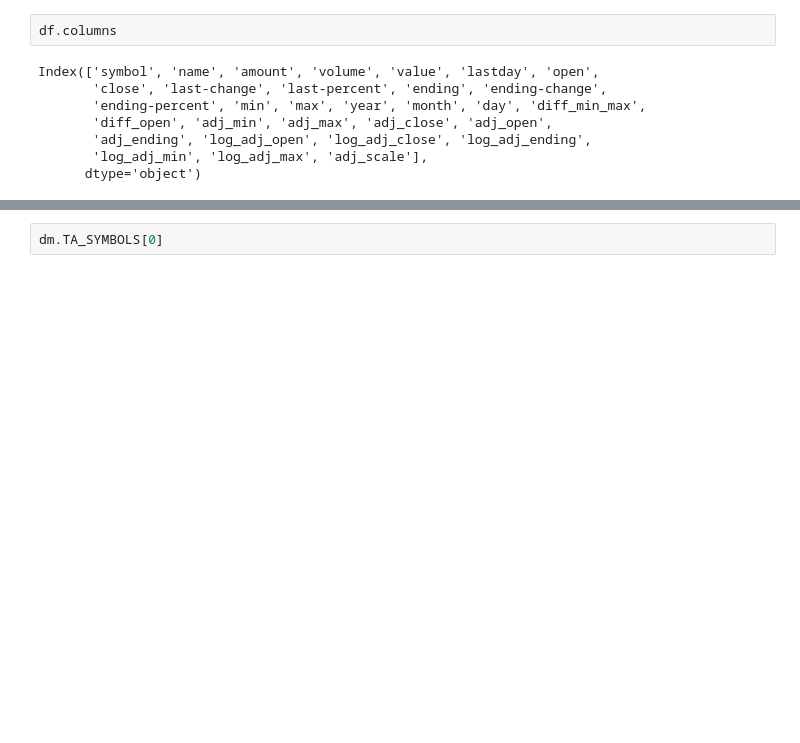
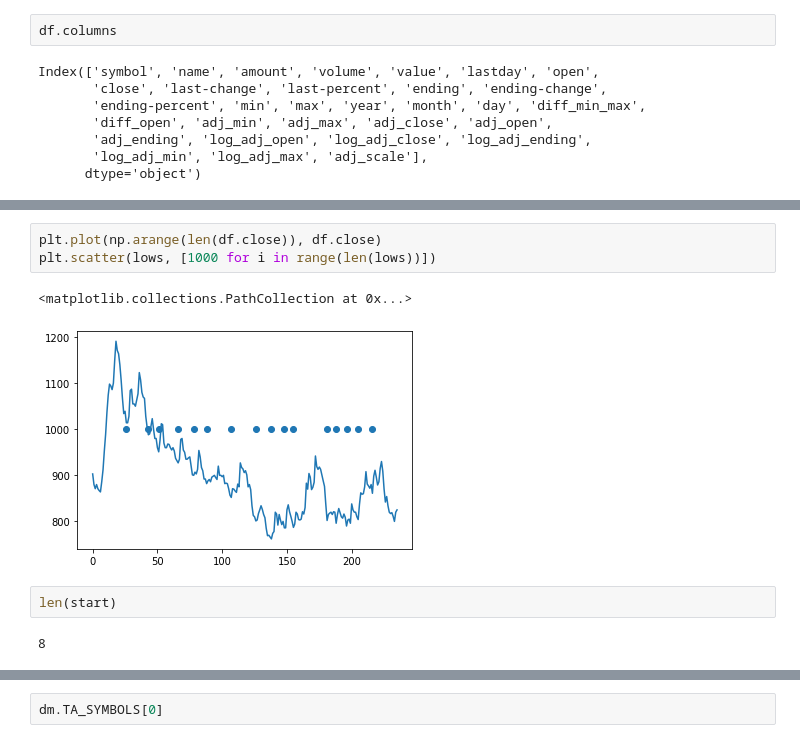
Before and after one commit to miladmirzazadeh/Parooo, a Jupyter notebook: models/technical_analysis_module.ipynb, the cells around one changed output, grey strips where cells are left out. Saved outputs shown, nothing was run; the diff lists cells and outputs as text; blank space fills up the shorter version.

```diff
--- a/models/technical_analysis_module.ipynb
+++ b/models/technical_analysis_module.ipynb
@@ -218,0 +498,10 @@ def find_resistances(df,minimum_touch=3):
+# %%
+plt.plot(np.arange(len(df.close)), df.close)
+plt.scatter(lows, [1000 for i in range(len(lows))])
+# %% [output]
+<matplotlib.collections.PathCollection at 0x...>
+[figure, added]
+# %%
+len(start)
+# %% [output]
+8
```
Also changed, not shown: parts of 27 cells of this notebook, 9 other files.
